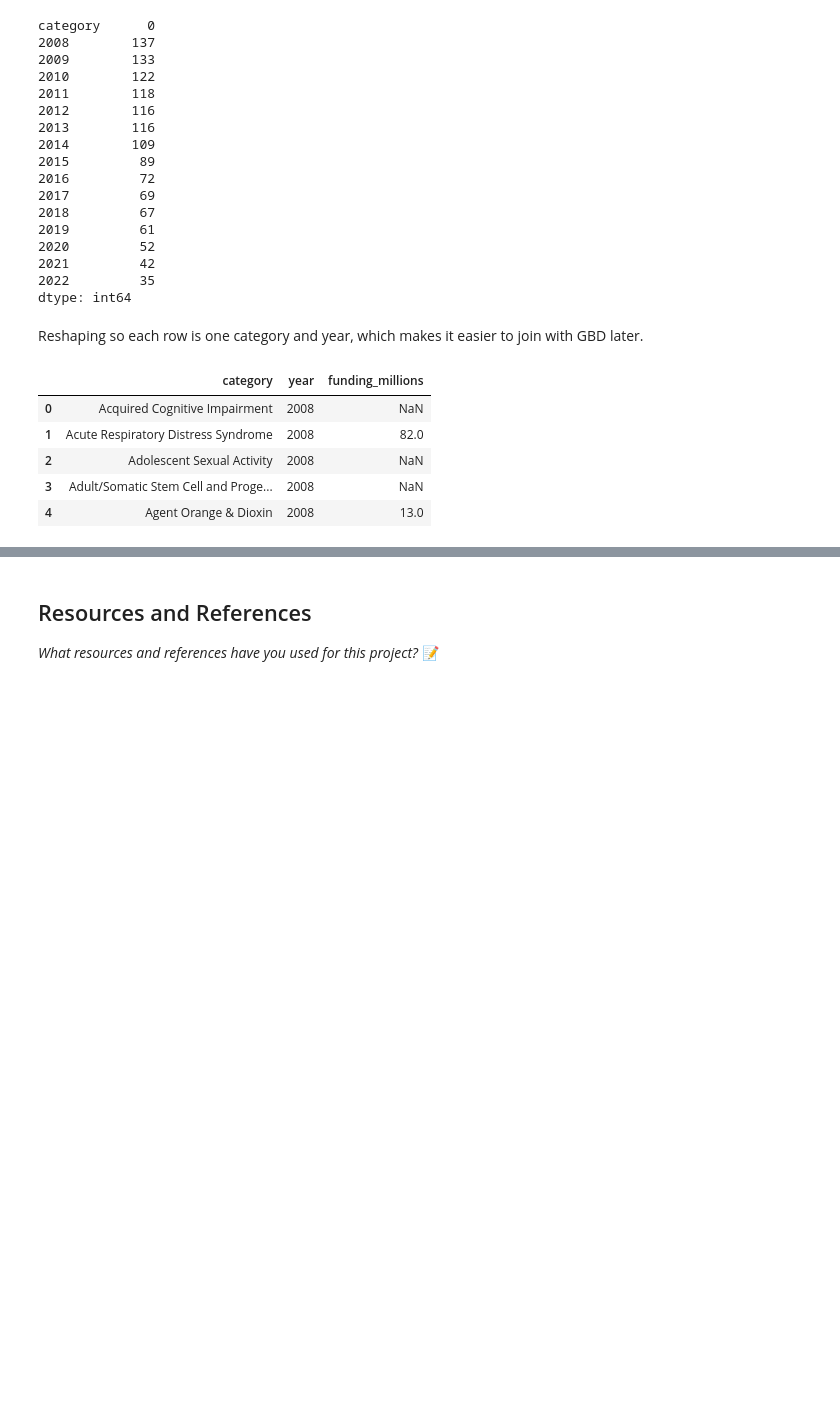
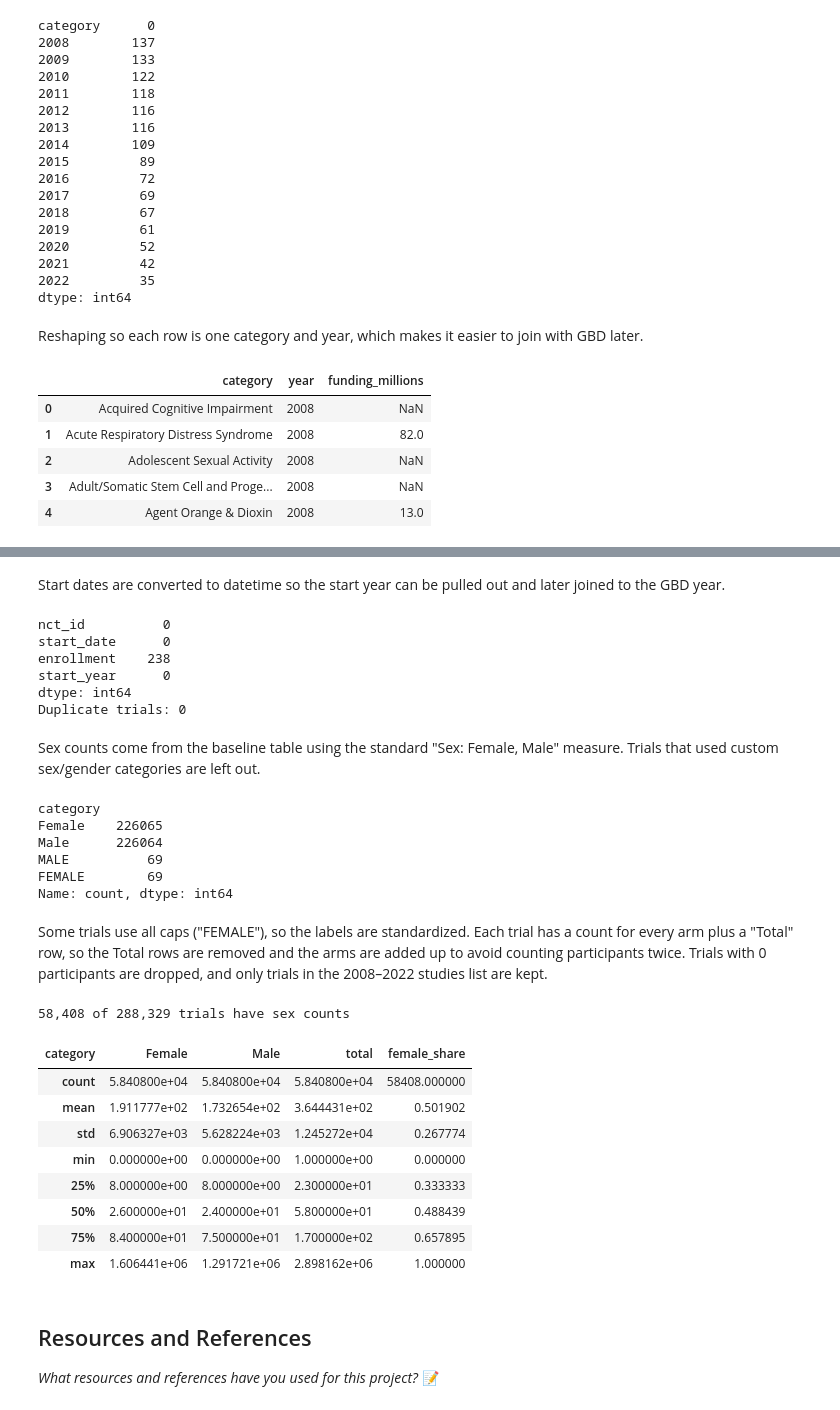
Before and after one commit to IT4063C-Fall2026/data-tech-analytics-final-project-smithmaria, a Jupyter notebook: source.ipynb, the cells around one changed output, grey strips where cells are left out. Cells and saved outputs as stored; diff of their text form; code cells hidden in the pictures; blank space fills up the shorter version.

```diff
--- a/source.ipynb
+++ b/source.ipynb
@@ -323,0 +327,11 @@ rcdc.head()
+# %%
+studies_query = """
+SELECT nct_id, start_date, enrollment
+FROM studies
+WHERE study_type = 'INTERVENTIONAL'
+  AND start_date BETWEEN '2008-01-01' AND '2022-12-31'
+"""
+with engine.connect() as conn:
+    studies = pd.read_sql(text(studies_query), conn)
+
+studies.info()
@@ -323,0 +349,64 @@ rcdc.head()
+# %% [markdown]
+Start dates are converted to datetime so the start year can be pulled out and later joined to the GBD year.
+# %%
+studies["start_date"] = pd.to_datetime(studies["start_date"])
+studies["start_year"] = studies["start_date"].dt.year
+
+print(studies.isna().sum())
+print("Duplicate trials:", studies["nct_id"].duplicated().sum())
+# %% [output]
+nct_id          0
+start_date      0
+enrollment    238
+start_year      0
+dtype: int64
+Duplicate trials: 0
+# %% [markdown]
+Sex counts come from the baseline table using the standard "Sex: Female, Male" measure. Trials that used custom sex/gender categories are left out.
+# %%
+sex_query = """
+SELECT bm.nct_id, rg.title AS group_title, bm.category, bm.param_value_num AS count
+FROM baseline_measurements bm
+JOIN result_groups rg ON rg.id = bm.result_group_id
+WHERE bm.title = 'Sex: Female, Male'
+  AND bm.param_type = 'COUNT_OF_PARTICIPANTS'
+  AND bm.classification IS NULL
+"""
+with engine.connect() as conn:
+    sex = pd.read_sql(text(sex_query), conn)
+
+sex["category"].value_counts()
+# %% [output]
+category
+Female    226065
+Male      226064
+MALE          69
+FEMALE        69
+Name: count, dtype: int64
+# %% [markdown]
+Some trials use all caps ("FEMALE"), so the labels are standardized. Each trial has a count for every arm plus a "Total" row, so the Total rows are removed and the arms are added up to avoid counting participants twice. Trials with 0 participants are dropped, and only trials in the 2008–2022 studies list are kept.
+# %%
+sex["category"] = sex["category"].str.title()
+sex = sex[sex["group_title"] != "Total"]
+
+sex = sex.pivot_table(index="nct_id", columns="category", values="count", aggfunc="sum").reset_index()
+sex = sex.fillna(0)
+sex["total"] = sex["Female"] + sex["Male"]
+sex = sex[sex["total"] > 0]
+sex["female_share"] = sex["Female"] / sex["total"]
+sex = sex[sex["nct_id"].isin(studies["nct_id"])]
+
+studies["has_sex_results"] = studies["nct_id"].isin(sex["nct_id"])
+print(f"{len(sex):,} of {len(studies):,} trials have sex counts")
+sex.describe()
+# %% [output]
+58,408 of 288,329 trials have sex counts
+| category | Female | Male | total | female_share |
+| count | 5.840800e+04 | 5.840800e+04 | 5.840800e+04 | 58408.000000 |
+| mean | 1.911777e+02 | 1.732654e+02 | 3.644431e+02 | 0.501902 |
+| std | 6.906327e+03 | 5.628224e+03 | 1.245272e+04 | 0.267774 |
+| min | 0.000000e+00 | 0.000000e+00 | 1.000000e+00 | 0.000000 |
+| 25% | 8.000000e+00 | 8.000000e+00 | 2.300000e+01 | 0.333333 |
+| 50% | 2.600000e+01 | 2.400000e+01 | 5.800000e+01 | 0.488439 |
+| 75% | 8.400000e+01 | 7.500000e+01 | 1.700000e+02 | 0.657895 |
+| max | 1.606441e+06 | 1.291721e+06 | 2.898162e+06 | 1.000000 |
```
Also changed, not shown: parts of 5 cells of this notebook.
